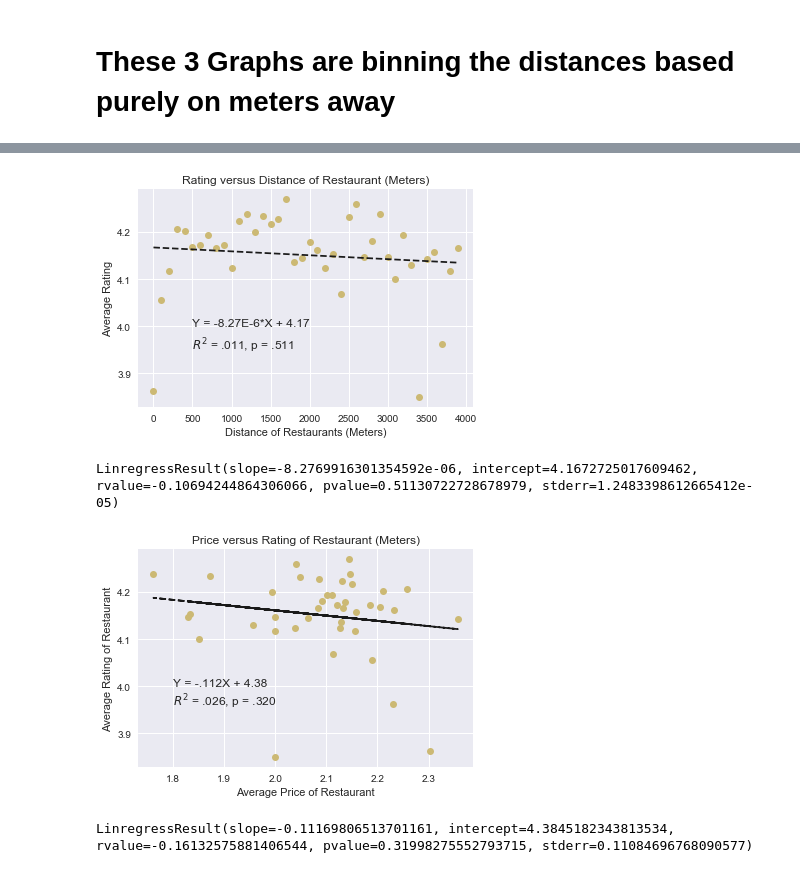
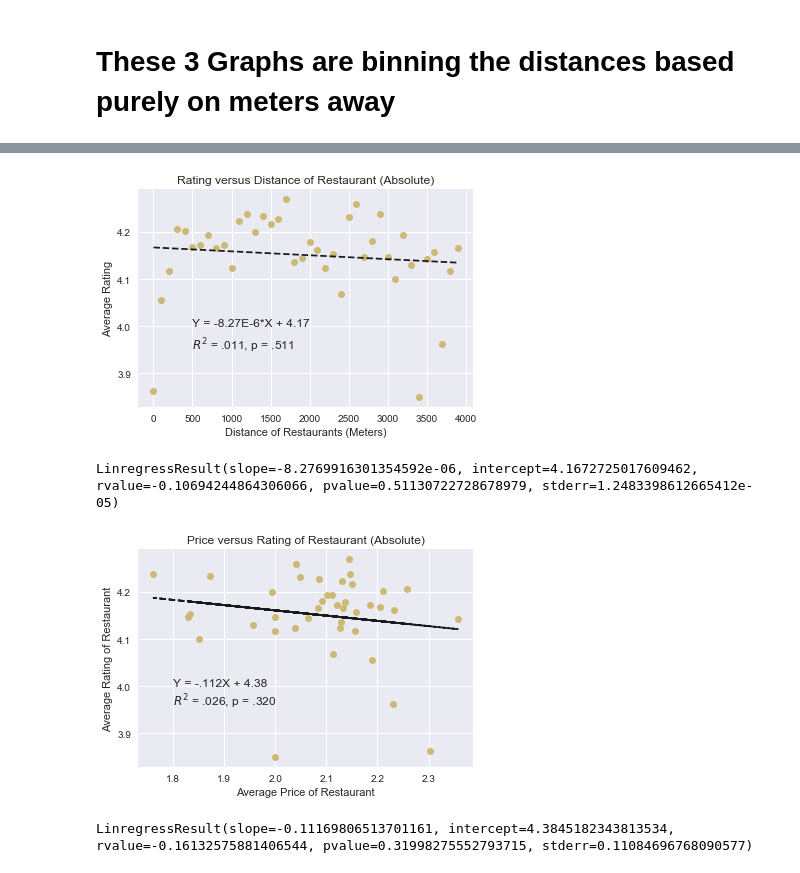
Before and after one commit to patrol7171/Project-One, a Jupyter notebook: Data Collection.ipynb, the cells around one changed output, grey strips where cells are left out. Drawn from its saved outputs; the diff is of its cells as text; code cells hidden in the pictures.

```diff
--- a/Data Collection.ipynb
+++ b/Data Collection.ipynb
@@ -279,18 +279,18 @@ LinregressResult(slope=-4.1932818082761443e-05, intercept=2.1712041704624463, rv
 # %%
 x=i.index.categories
 y=i['Rating']
 fit = np.polyfit(x,y,1)
 fit_fn = np.poly1d(fit)
 plt.plot(x,y, 'yo', x, fit_fn(x), '--k')
 plt.text(x=500,y=4,s='Y = -8.27E-6*X + 4.17')
 plt.text(x=500,y=3.95,s='$R^{2}$ = .011, p = .511')
 plt.xlabel('Distance of Restaurants (Meters)')
 plt.ylabel('Average Rating')
-plt.title('Rating versus Distance of Restaurant (Meters)')
+plt.title('Rating versus Distance of Restaurant (Absolute)')
 plt.show()
 print(linregress(x,y))
 # %% [output]
-[figure, old version]
+[figure, new version]
 LinregressResult(slope=-8.2769916301354592e-06, intercept=4.1672725017609462, rvalue=-0.10694244864306066, pvalue=0.51130722728678979, stderr=1.2483398612665412e-05)
 # %%
 x=i.Price
@@ -302,9 +302,9 @@ plt.text(x=1.8,y=4,s='Y = -.112X + 4.38')
 plt.text(x=1.8,y=3.96,s='$R^{2}$ = .026, p = .320')
 plt.xlabel('Average Price of Restaurant')
 plt.ylabel('Average Rating of Restaurant')
-plt.title('Price versus Rating of Restaurant (Meters)')
+plt.title('Price versus Rating of Restaurant (Absolute)')
 plt.show()
 print(linregress(x,y))
 # %% [output]
-[figure, old version]
+[figure, new version]
 LinregressResult(slope=-0.11169806513701161, intercept=4.3845182343813534, rvalue=-0.16132575881406544, pvalue=0.31998275552793715, stderr=0.11084696768090577)
```
Also changed, not shown: parts of 4 cells of this notebook, 7 other files.
